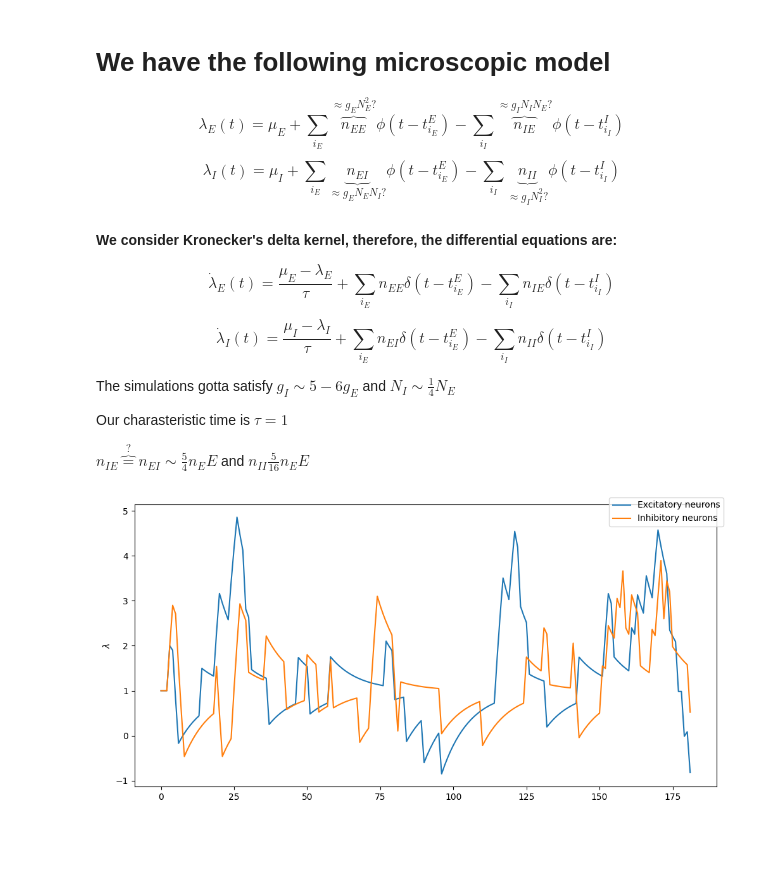
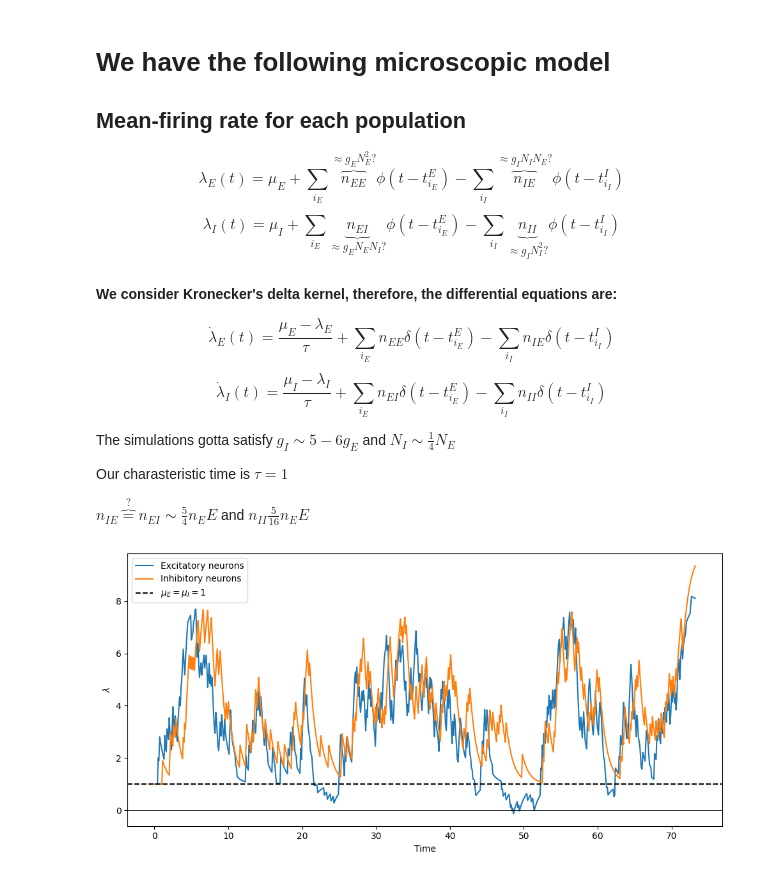
Before and after one commit to RivasAntonio/TFM, a Jupyter notebook: Códigos/Hawkes/modelo.ipynb, the cells around one changed output. Cells and saved outputs as stored; diff of their text form; code cells hidden in the pictures; blank space fills up the shorter version.

Commit message:
Añadido cambios modelo, Figures n=2 y TODO

```diff
--- a/Códigos/Hawkes/modelo.ipynb
+++ b/Códigos/Hawkes/modelo.ipynb
@@ -1,5 +1,7 @@
 # %% [markdown]
 # We have the following microscopic model
+
+## Mean-firing rate for each population
 
 $$\lambda_E(t)=\mu_E+\sum_{i_E}\overbrace{n_{EE}}^{\approx g_EN_E^2?}\phi\left(t-t_{i_E}^E\right)-\sum_{i_I}\overbrace{n_{IE}}^{\approx g_IN_IN_E?}\phi\left(t-t_{i_I}^I\right)$$
 $$\lambda_I(t)=\mu_I+\sum_{i_E}\underbrace{n_{EI}}_{\approx g_EN_EN_I?}\phi\left(t-t_{i_E}^E\right)-\sum_{i_I}\underbrace{n_{II}}_{\approx g_IN_I^2?}\phi\left(t-t_{i_I}^I\right)$$
@@ -44,7 +46,7 @@ def model(n_max, mu_E, mu_I, tau, n_EE, n_IE, n_EI, n_II, dt):
     t_events_I = [0]
     rates_E = [mu_E]
     rates_I = [mu_I]
-    # time = 0 no hace falta, no? ya se ha fijado nmax
+    time = [0]
     while n <= n_max:
         # Excitation neurons
         l_Enew = rates_E[-1]  + dt * (mu_E- rates_E[-1])/tau
@@ -56,8 +58,6 @@ def model(n_max, mu_E, mu_I, tau, n_EE, n_IE, n_EI, n_II, dt):
             l_Enew -= n_IE
             t_events_E.append(t_events_E[-1]+dt*np.random.uniform())
             n_E += 1
-        rates_E.append(l_Enew)
-        # time += dt
 
         # Inhibition neurons
         l_Inew = rates_I[-1] + dt * (mu_I- rates_I[-1])/tau
@@ -69,33 +69,44 @@ def model(n_max, mu_E, mu_I, tau, n_EE, n_IE, n_EI, n_II, dt):
             l_Inew -= n_II
             t_events_I.append(t_events_I[-1]+dt*np.random.uniform())
             n_I += 1
+        rates_E.append(l_Enew)
         rates_I.append(l_Inew)
+        time.append(time[-1]+dt)
 
         n = n_E + n_I
-    return t_events_E, t_events_I, rates_E, rates_I
+    return time, t_events_E, t_events_I, rates_E, rates_I
 # %%
-nmax = 100
+nmax = 1000
 mu_E = 1
 mu_I = 1
 tau = 1
-n_EE = 1
-n_IE = 1
-n_EI = 1
-n_II = 1
+# Estos valores para que sea parecido al prl
+"""n_EE = 1.5*(4/5)**2
+n_IE = 7.5*4/(5**2)
+n_EI = 1.5*4/(5**2)
+n_II = 7.5*1/(5**2)"""
+n_EE = 1.0
+n_IE = 0.3
+n_EI = 0.9
+n_II = 0
+
 dt = 0.1
 
-t_E, t_I, rates_E, rates_I = model(nmax, mu_E, mu_I, tau, n_EE, n_IE, n_EI, n_II, dt)
+time, t_E, t_I, rates_E, rates_I = model(nmax, mu_E, mu_I, tau, n_EE, n_IE, n_EI, n_II, dt)
 
 total_rate= np.array(rates_E) - np.array(rates_I)
 
 fig = plt.figure(figsize=(10, 5))
 x1 = np.arange(0,len(rates_E),1)
 x2 = np.arange(0,len(rates_I),1)
-plt.plot(x1, rates_E, label='Excitatory neurons')
-plt.plot(x2, rates_I, label='Inhibitory neurons')
+plt.plot(time, rates_E, label='Excitatory neurons')
+plt.plot(time, rates_I, label='Inhibitory neurons')
 #plt.plot(x1, total_rate, label='Total rate')
+plt.xlabel('Time')
+plt.axhline(1, label = '$\mu_E=\mu_I=1$', color = 'black', linestyle = '--')
+plt.axhline(0, color = 'black',lw = 0.55)
 plt.ylabel('$\lambda$')
-fig.legend()
+plt.legend()
 fig.tight_layout()
 # %% [output]
-[figure, old version]
+[figure, new version]
```
Also changed, not shown: parts of 1 cell of this notebook, 2 other files.
